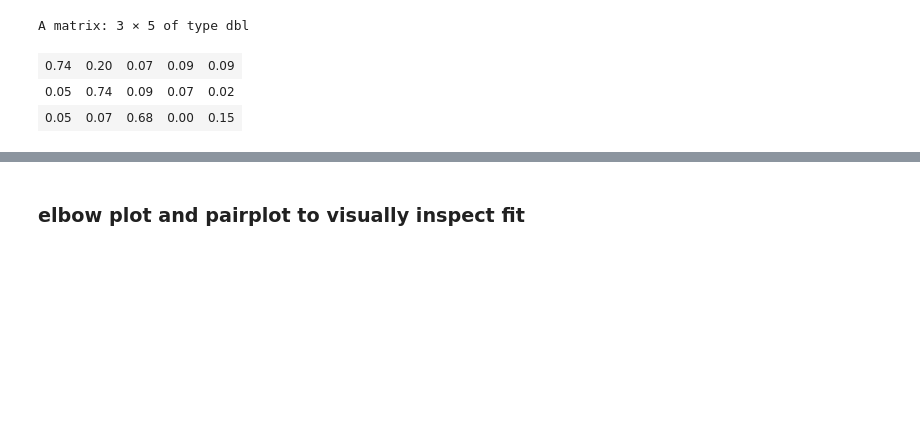
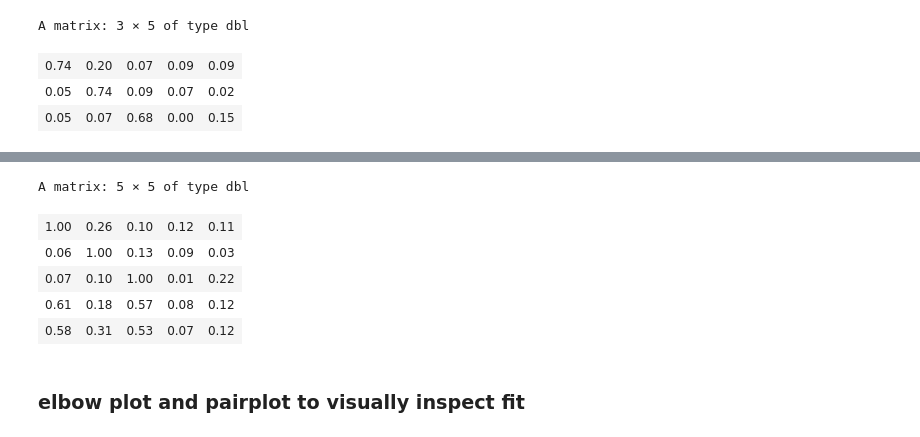
Before and after one commit to FelixRb96/maxstablePCA_examples, a Jupyter notebook: simulation_study/mlm.ipynb, the cells around one changed output, grey strips where cells are left out. Cells and saved outputs as stored; diff of their text form; code cells hidden in the pictures; blank space fills up the shorter version.

```diff
--- a/simulation_study/mlm.ipynb
+++ b/simulation_study/mlm.ipynb
@@ -108,3 +126,12 @@ A matrix: 3 × 5 of type dbl
+# %%
+round(maxPCAX1P3$reconstr_matrix, 2)
+# %% [output]
+A matrix: 5 × 5 of type dbl
+| 1.00 | 0.26 | 0.10 | 0.12 | 0.11 |
+| 0.06 | 1.00 | 0.13 | 0.09 | 0.03 |
+| 0.07 | 0.10 | 1.00 | 0.01 | 0.22 |
+| 0.61 | 0.18 | 0.57 | 0.08 | 0.12 |
+| 0.58 | 0.31 | 0.53 | 0.07 | 0.12 |
 # %% [markdown]
 ### elbow plot and pairplot to visually inspect fit
 # %%
```
Also changed, not shown: parts of 14 cells of this notebook, 3 other files.
